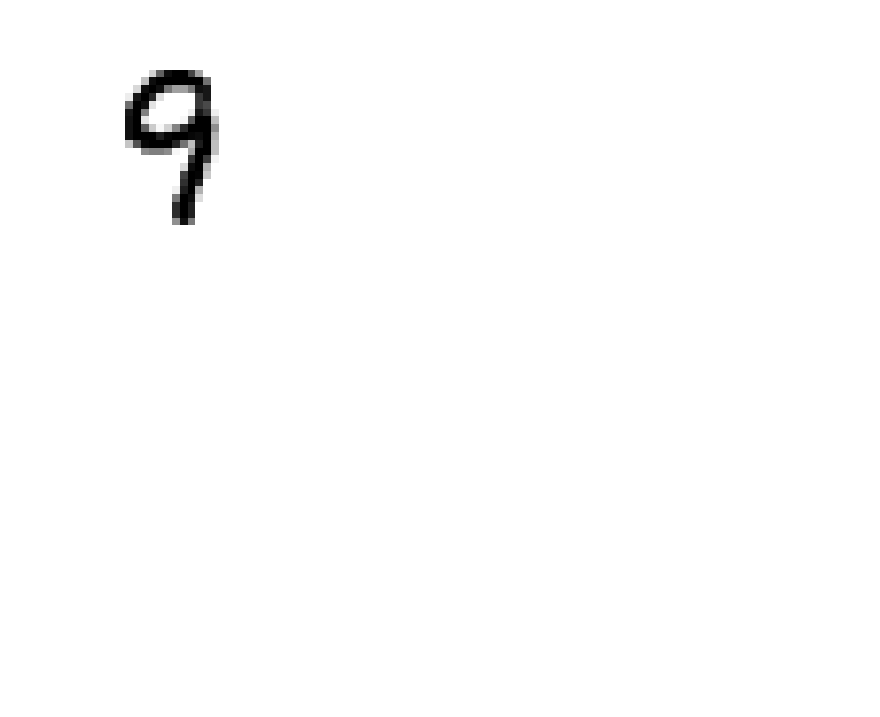
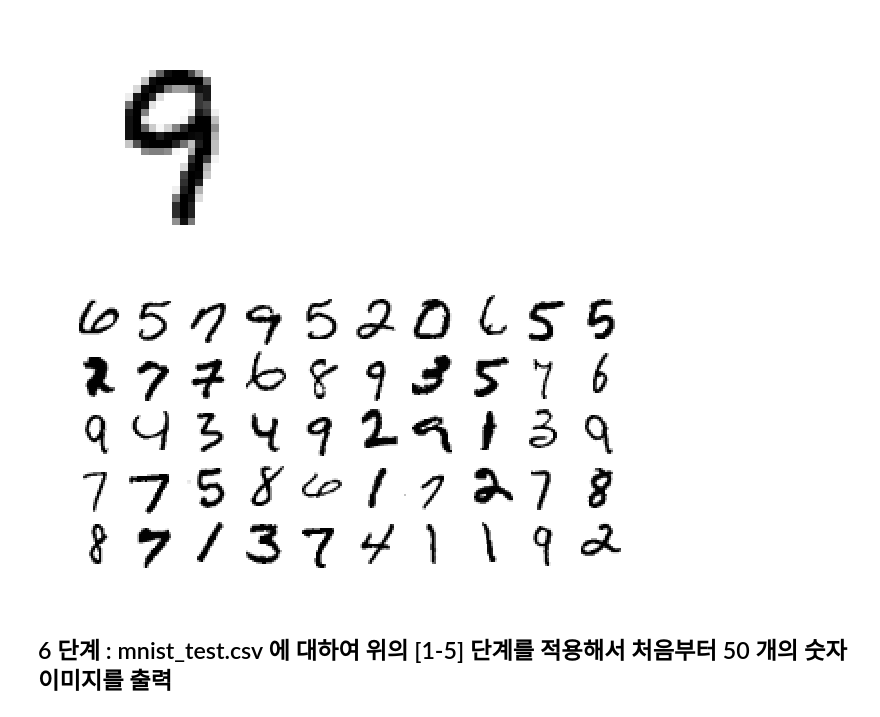
Before and after one commit to HIT-YL/py-03, a Jupyter notebook: Summary_mnist_data_py03_.ipynb, the cells around one changed output. Drawn from its saved outputs; the diff is of its cells as text; code cells hidden in the pictures; blank space fills up the shorter version.

```diff
--- a/Summary_mnist_data_py03_.ipynb
+++ b/Summary_mnist_data_py03_.ipynb
@@ -98,3 +100,27 @@ plt.axis("off")
 plt.show()
 # %% [output]
 [figure]
+# %%
+# 숫자 그림을 위한 추가 함수
+def plot_ndata(instances, images_per_row=10, **options):
+    size = 28
+    images_per_row = min(len(instances), images_per_row)
+    images = [instance.reshape(size,size) for instance in instances]
+    n_rows = (len(instances) - 1) // images_per_row + 1
+    row_images = []
+    n_empty = n_rows * images_per_row - len(instances)
+    images.append(np.zeros((size, size * n_empty)))
+    for row in range(n_rows):
+        rimages = images[row * images_per_row : (row + 1) * images_per_row]
+        row_images.append(np.concatenate(rimages, axis=1))
+    image = np.concatenate(row_images, axis=0)
+    plt.imshow(image, cmap = matplotlib.cm.binary, **options)
+    plt.axis("off")
+# %%
+plt.figure(figsize=(10,10))
+plot_ndata(ndata[:50], images_per_row=10) # 데이터 50개를 10열이 되도록 출력한다.
+plt.show()
+# %% [output]
+[figure, added]
+# %% [markdown]
+## 6 단계 : mnist_test.csv 에 대하여 위의 [1-5] 단계를 적용해서 처음부터 50 개의 숫자 이미지를 출력
```
Also changed, not shown: parts of 12 cells of this notebook.
